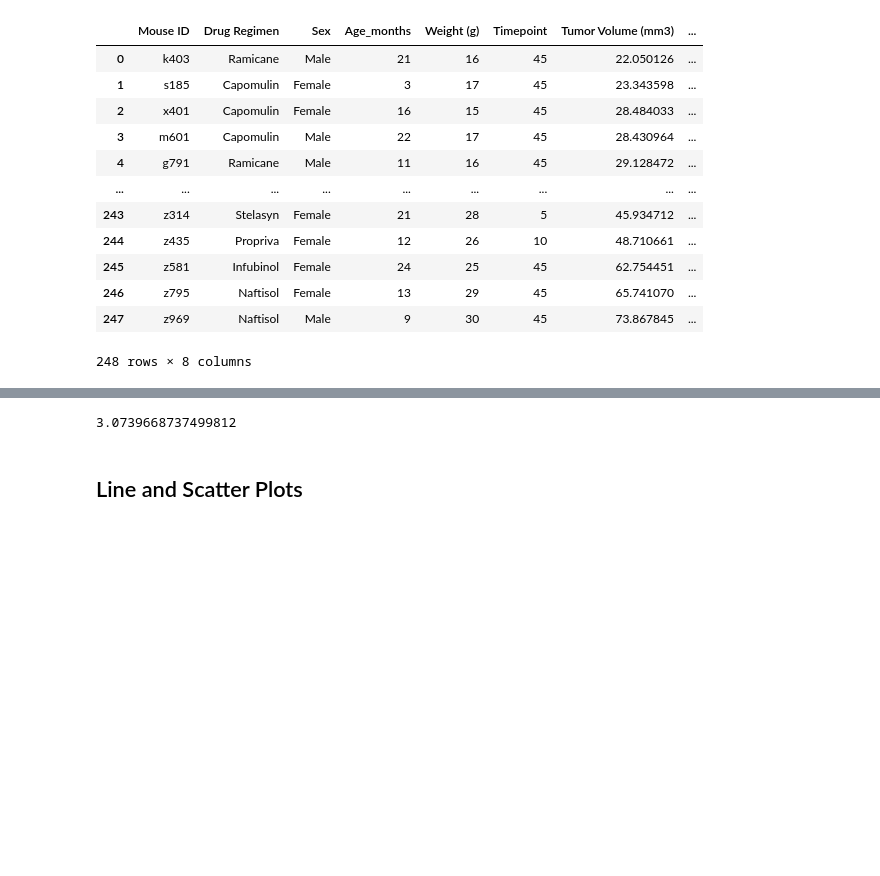
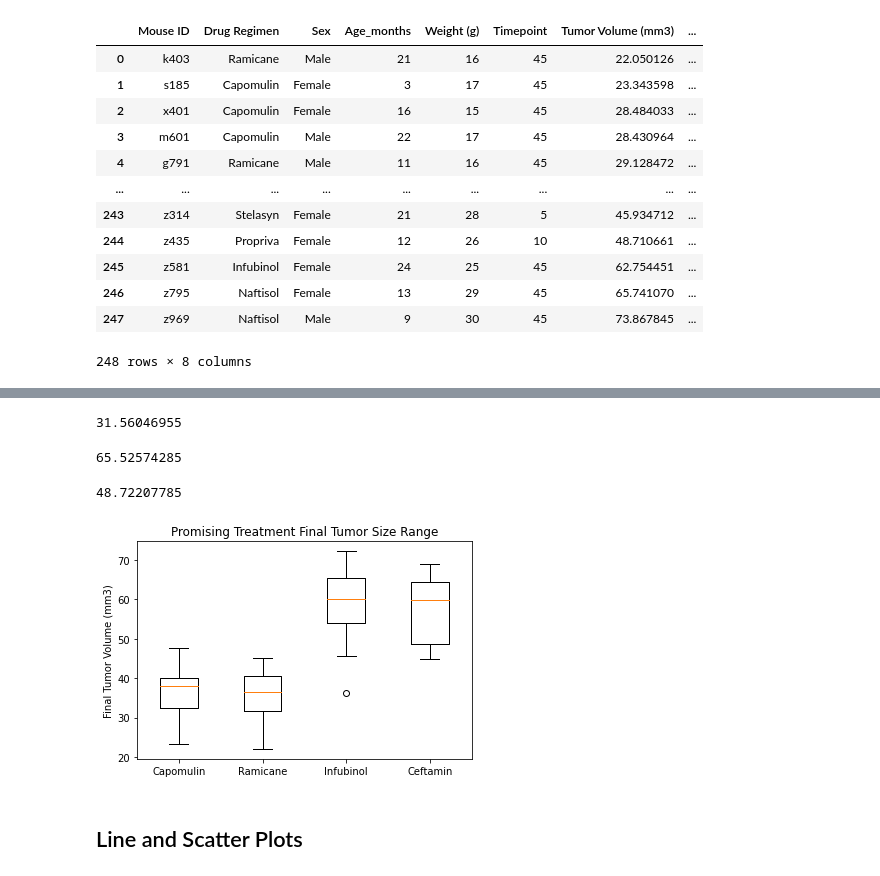
Before and after one commit to BrandonOverlie/matplotlib-challenge, a Jupyter notebook: pymaceuticals_starter.ipynb, the cells around one changed output, grey strips where cells are left out. Saved outputs shown, nothing was run; the diff lists cells and outputs as text; code cells hidden in the pictures; blank space fills up the shorter version.

```diff
--- a/pymaceuticals_starter.ipynb
+++ b/pymaceuticals_starter.ipynb
@@ -261,19 +270,58 @@ tumor_volumes = []
+# %%
+# Calculate the IQR and quantitatively determine if there are any potential outliers for Ramicane
+ramicane_quartiles = max_timepoint_ramicane_df['Tumor Volume (mm3)'].quantile([.25,.5,.75])
+ramicane_lowerq = ramicane_quartiles[.25]
+ramicane_upperq = ramicane_quartiles[.75]
+ramicane_iqr = ramicane_upperq - ramicane_lowerq
+ramicane_lower_bound = ramicane_lowerq - (1.5 * ramicane_iqr)
+ramicane_upper_bound = ramicane_upperq + (1.5 * ramicane_iqr)
+ramicane_lowerq
+# %% [output]
+31.56046955
+# %%
+# create last timepoint df for Infubinol to find outliers from
+max_timepoint_infubinol_df = mouse_study_complete_at_max_timepoint.loc[
+    mouse_study_complete_at_max_timepoint['Drug Regimen'] == 'Infubinol']
+# %%
+# Calculate the IQR and quantitatively determine if there are any potential outliers for Infubinol
+infubinol_quartiles = max_timepoint_infubinol_df['Tumor Volume (mm3)'].quantile([.25,.5,.75])
+infubinol_lowerq = infubinol_quartiles[.25]
+infubinol_upperq = infubinol_quartiles[.75]
+infubinol_iqr = infubinol_upperq - infubinol_lowerq
+infubinol_lower_bound = infubinol_lowerq - (1.5 * infubinol_iqr)
+infubinol_upper_bound = infubinol_upperq + (1.5 * infubinol_iqr)
+infubinol_upperq
+# %% [output]
+65.52574285
+# %%
+# create last timepoint df for Ceftamin to find outliers from
+max_timepoint_ceftamin_df = mouse_study_complete_at_max_timepoint.loc[
+    mouse_study_complete_at_max_timepoint['Drug Regimen'] == 'Ceftamin']
+# %%
+# Calculate the IQR and quantitatively determine if there are any potential outliers for Ceftamin
+ceftamin_quartiles = max_timepoint_ceftamin_df['Tumor Volume (mm3)'].quantile([.25,.5,.75])
+ceftamin_lowerq = ceftamin_quartiles[.25]
+ceftamin_upperq = ceftamin_quartiles[.75]
+ceftamin_iqr = ceftamin_upperq - ceftamin_lowerq
+ceftamin_lower_bound = ceftamin_lowerq - (1.5 * ceftamin_iqr)
+ceftamin_upper_bound = ceftamin_upperq + (1.5 * ceftamin_iqr)
+ceftamin_lowerq
+# %% [output]
+48.72207785
 # %%
-# Calculate the IQR and quantitatively determine if there are any potential outliers.
-promising_treatment_quartiles = promising_treatment_df['Tumor Volume (mm3)'].quantile([.25,.5,.75])
-promising_treatment_lowerq = promising_treatment_quartiles[.25]
-promising_treatment_upperq = promising_treatment_quartiles[.75]
-promising_treatment_iqr = promising_treatment_upperq - promising_treatment_lowerq
-promising_treatment_lower_bound = promising_treatment_lowerq - (1.5 * promising_treatment_iqr)
-promising_treatment_upper_bound = promising_treatment_upperq + (1.5 * promising_treatment_iqr)
-promising_treatment_lower_bound
+# # Calculate the IQR and quantitatively determine if there are any potential outliers.
+# promising_treatment_quartiles = promising_treatment_df['Tumor Volume (mm3)'].quantile([.25,.5,.75])
+# promising_treatment_lowerq = promising_treatment_quartiles[.25]
+# promising_treatment_upperq = promising_treatment_quartiles[.75]
+# promising_treatment_iqr = promising_treatment_upperq - promising_treatment_lowerq
+# promising_treatment_lower_bound = promising_treatment_lowerq - (1.5 * promising_treatment_iqr)
+# promising_treatment_upper_bound = promising_treatment_upperq + (1.5 * promising_treatment_iqr)
+# promising_treatment_lower_bound
 
-    # Locate the rows which contain mice on each drug and get the tumor volumes
+#     # Locate the rows which contain mice on each drug and get the tumor volumes
 
 
-    # add subset
+#     # add subset
 
 
-    # Determine outliers using upper and lower bounds
+#     # Determine outliers using upper and lower bounds
-# %% [output]
-3.0739668737499812
@@ -282,3 +328,17 @@ promising_treatment_lower_bound
+# %%
+# Generate a box plot of the final tumor volume of each mouse across four regimens of interest
+columns = [max_timepoint_capomulin_df['Tumor Volume (mm3)'],
+          max_timepoint_ramicane_df['Tumor Volume (mm3)'],
+          max_timepoint_infubinol_df['Tumor Volume (mm3)'],
+          max_timepoint_ceftamin_df['Tumor Volume (mm3)']]
+fig, ax = plt.subplots()
+ax.set_title('Promising Treatment Final Tumor Size Range')
+ax.set_ylabel('Final Tumor Volume (mm3)')
+labels = ['Capomulin', 'Ramicane', 'Infubinol', 'Ceftamin']
+ax.boxplot(columns, labels=labels)
+plt.show()
+# %% [output]
+[figure, added]
 # %% [markdown]
 ## Line and Scatter Plots
 # %%
```
Also changed, not shown: parts of 5 cells of this notebook.
